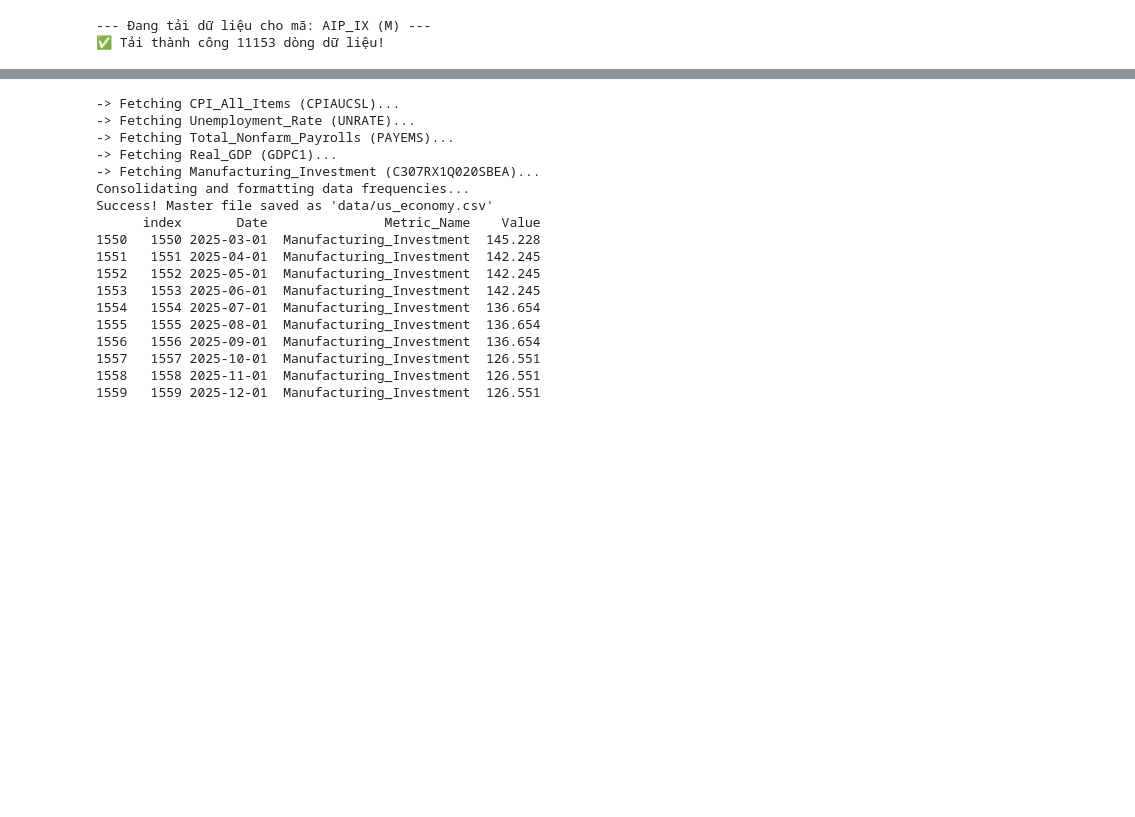
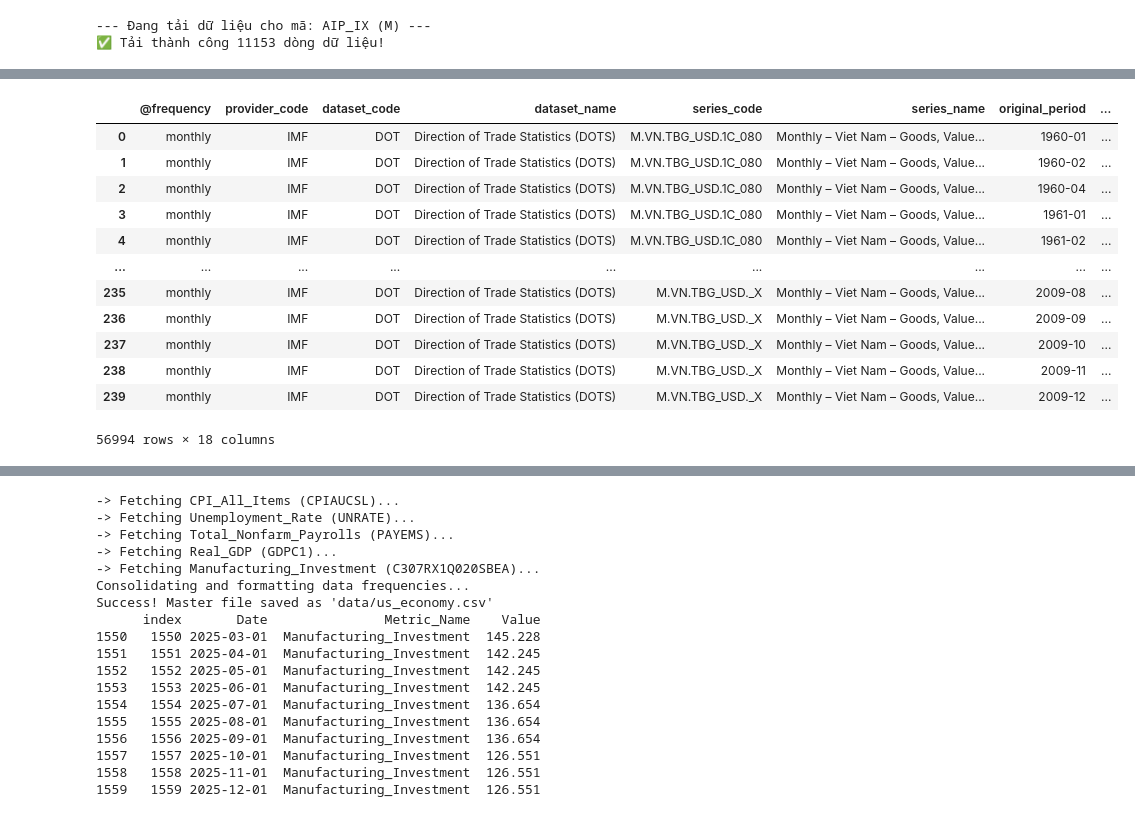
Before and after one commit to ngdinhhoang1205/Hormuz-Warfare-Impact-on-World-Economy-2026, a Jupyter notebook: source.ipynb, the cells around one changed output, grey strips where cells are left out. Saved outputs shown, nothing was run; the diff lists cells and outputs as text; code cells hidden in the pictures; blank space fills up the shorter version.

```diff
--- a/source.ipynb
+++ b/source.ipynb
@@ -94,3 +149,28 @@ Could not load series: {'dataset_code': 'WS_CBPOL', 'message': 'Could not load s
 # %%
 # 8. Merchandise Exports/Imports Growth
 # DBnomics: WTO (World Trade Organization) hoặc IMF (Bộ dữ liệu DOT - Direction of Trade Statistics).
+im_ex = fetch_series(
+    provider_code="IMF",
+    dataset_code="DOT",
+    max_nb_series = 53188,
+    dimensions={
+        "FREQ": ["M"],
+        "REF_AREA": ["VN"],
+        "INDICATOR": ["TBG_USD"]
+    }
+)
+im_ex
+# %% [output]
+|  | @frequency | provider_code | dataset_code | dataset_name | series_code | series_name | original_period | ... |
+| 0 | monthly | IMF | DOT | Direction of Trade Statistics (DOTS) | M.VN.TBG_USD.1C_080 | Monthly – Viet Nam – Goods, Value... | 1960-01 | ... |
+| 1 | monthly | IMF | DOT | Direction of Trade Statistics (DOTS) | M.VN.TBG_USD.1C_080 | Monthly – Viet Nam – Goods, Value... | 1960-02 | ... |
+| 2 | monthly | IMF | DOT | Direction of Trade Statistics (DOTS) | M.VN.TBG_USD.1C_080 | Monthly – Viet Nam – Goods, Value... | 1960-04 | ... |
+| 3 | monthly | IMF | DOT | Direction of Trade Statistics (DOTS) | M.VN.TBG_USD.1C_080 | Monthly – Viet Nam – Goods, Value... | 1961-01 | ... |
+| 4 | monthly | IMF | DOT | Direction of Trade Statistics (DOTS) | M.VN.TBG_USD.1C_080 | Monthly – Viet Nam – Goods, Value... | 1961-02 | ... |
+| ... | ... | ... | ... | ... | ... | ... | ... | ... |
+| 235 | monthly | IMF | DOT | Direction of Trade Statistics (DOTS) | M.VN.TBG_USD._X | Monthly – Viet Nam – Goods, Value... | 2009-08 | ... |
+| 236 | monthly | IMF | DOT | Direction of Trade Statistics (DOTS) | M.VN.TBG_USD._X | Monthly – Viet Nam – Goods, Value... | 2009-09 | ... |
+| 237 | monthly | IMF | DOT | Direction of Trade Statistics (DOTS) | M.VN.TBG_USD._X | Monthly – Viet Nam – Goods, Value... | 2009-10 | ... |
+| 238 | monthly | IMF | DOT | Direction of Trade Statistics (DOTS) | M.VN.TBG_USD._X | Monthly – Viet Nam – Goods, Value... | 2009-11 | ... |
+| 239 | monthly | IMF | DOT | Direction of Trade Statistics (DOTS) | M.VN.TBG_USD._X | Monthly – Viet Nam – Goods, Value... | 2009-12 | ... |
+56994 rows × 18 columns
```
Also changed, not shown: parts of 9 cells of this notebook, 2 other files.
